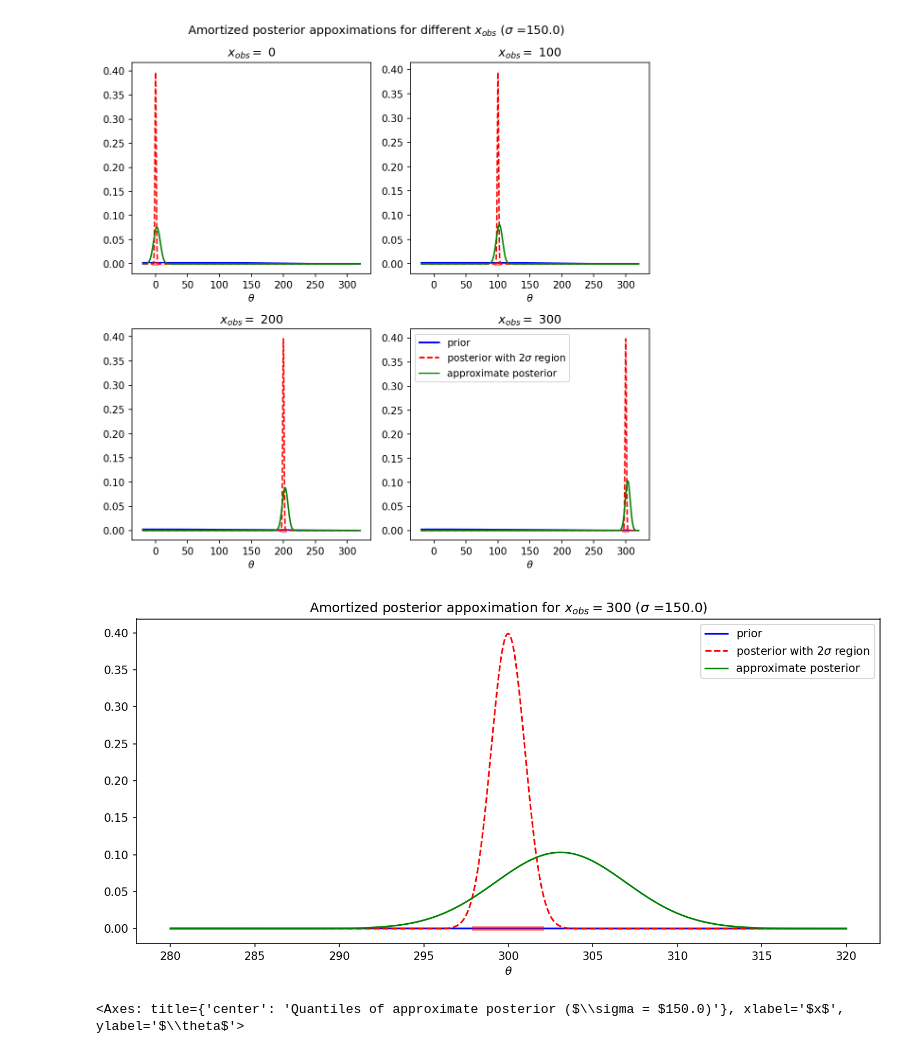
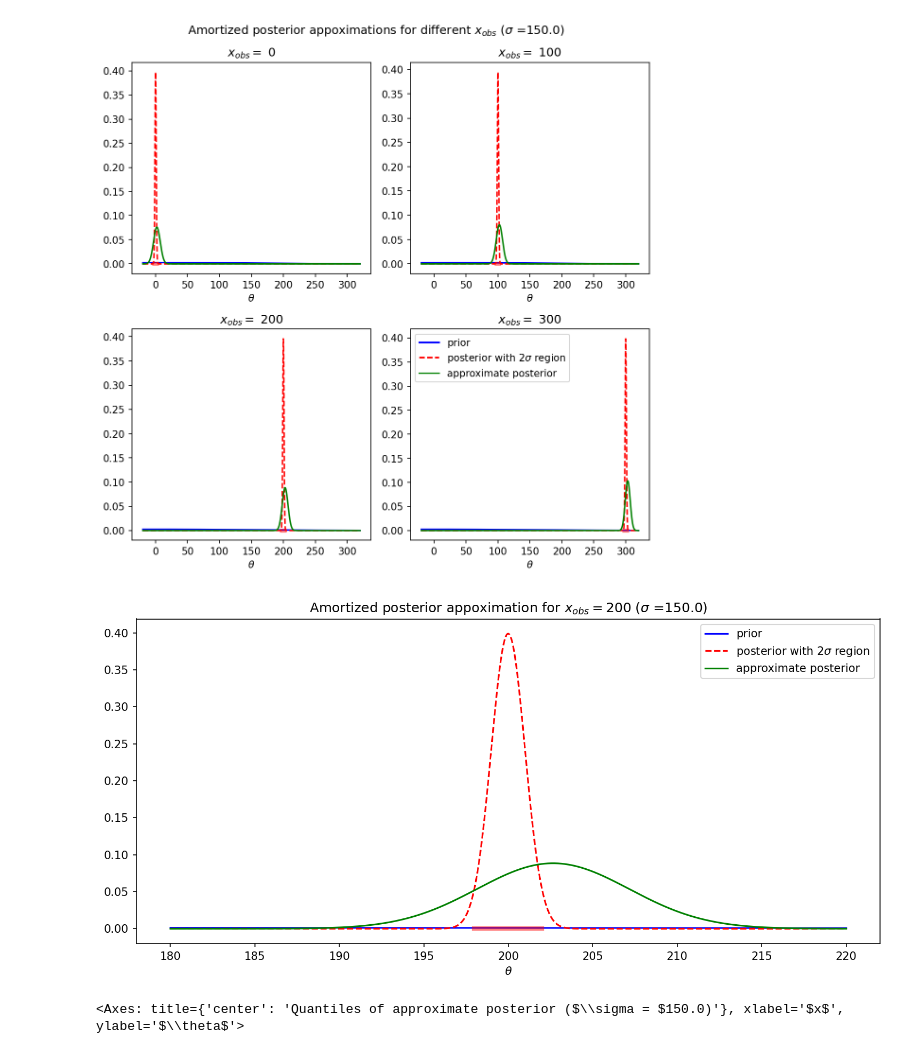
Before and after one commit to kaisamaroo/SBC-SBI, a Jupyter notebook: notebooks/toy_examples/norm_norm_diffuse_1d/npe_a.ipynb, the cells around one changed output. Saved outputs shown, nothing was run; the diff lists cells and outputs as text; code cells hidden in the pictures.

```diff
--- a/notebooks/toy_examples/norm_norm_diffuse_1d/npe_a.ipynb
+++ b/notebooks/toy_examples/norm_norm_diffuse_1d/npe_a.ipynb
@@ -59,12 +59,12 @@ plot_approximate_posterior(approximate_posterior_amortized, prior_pdf, posterior
 # %% [output]
 [figure]
 # %%
-x_observed = 300 # Observed data
-theta_range = torch.linspace(280,320,1000).view(-1,1)
+x_observed = 200 # Observed data
+theta_range = torch.linspace(180,220,1000).view(-1,1)
 title = r"Amortized posterior appoximation for $x_{obs} = $" +f"{x_observed} " + r"($\sigma$ =" + f"{sigma})"
 plot_approximate_posterior(approximate_posterior_amortized, prior_pdf, posterior_pdf, theta_range, x_observed, sigma, title=title)
 # %% [output]
-[figure, old version]
+[figure, new version]
 # %%
 x_range = np.linspace(-300,300,500)
 quantiles = approximate_posterior_quantiles_against_x(amortized_posterior, x_range)
```
Also changed, not shown: parts of 16 cells of this notebook, 7 other files.
